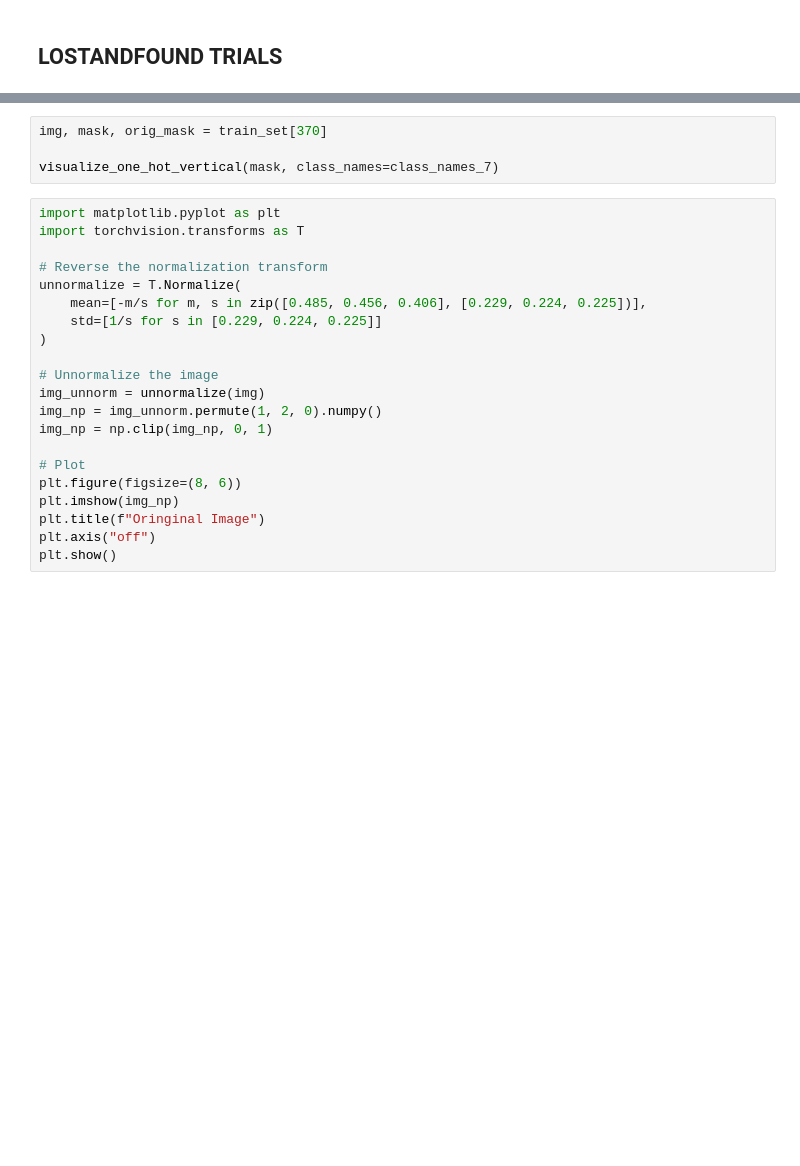
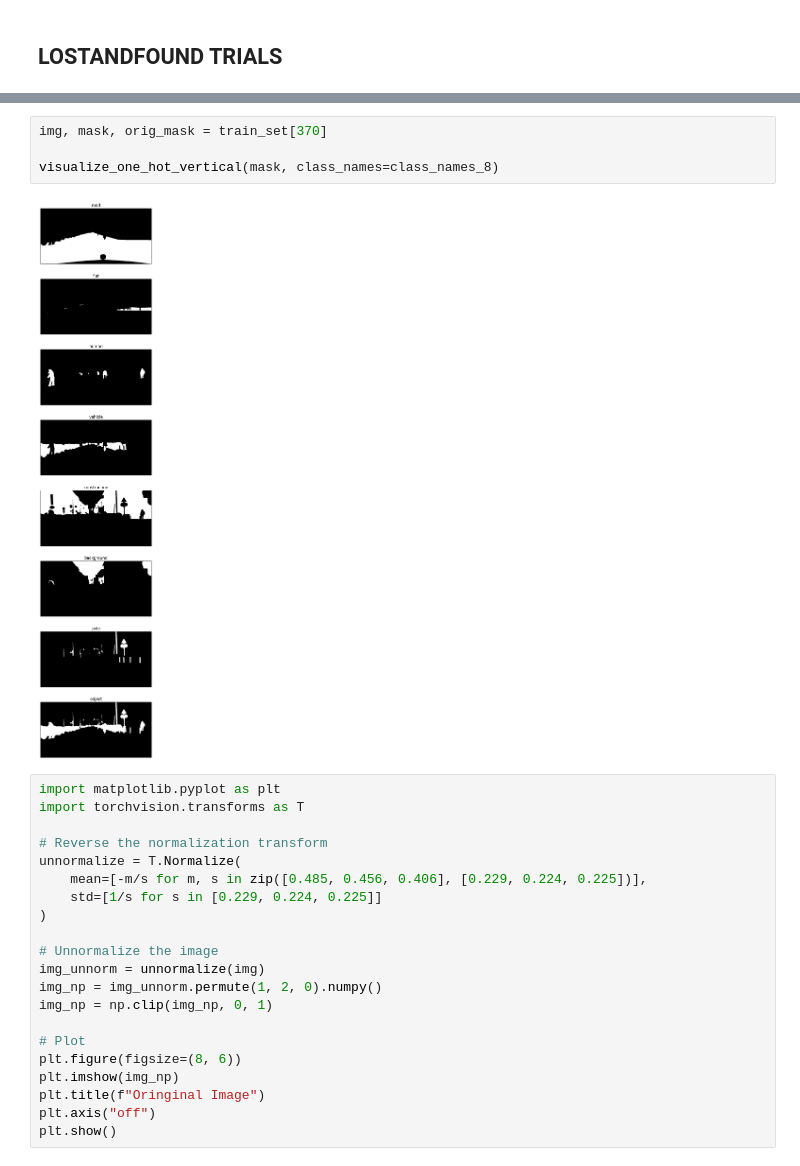
Before and after one commit to DaniPet02/CV-hw, a Jupyter notebook: src/model.ipynb, the cells around one changed output, grey strips where cells are left out. Drawn from its saved outputs; the diff is of its cells as text; blank space fills up the shorter version.

```diff
--- a/src/model.ipynb
+++ b/src/model.ipynb
@@ -1644,7 +1550,9 @@ Original mask shape: torch.Size([4, 512, 1024])
 # %%
 img, mask, orig_mask = train_set[370]
 
-visualize_one_hot_vertical(mask, class_names=class_names_7)
+visualize_one_hot_vertical(mask, class_names=class_names_8)
+# %% [output]
+[figure, added]
 # %%
 import matplotlib.pyplot as plt
 import torchvision.transforms as T
```
Also changed, not shown: parts of 36 cells of this notebook.
